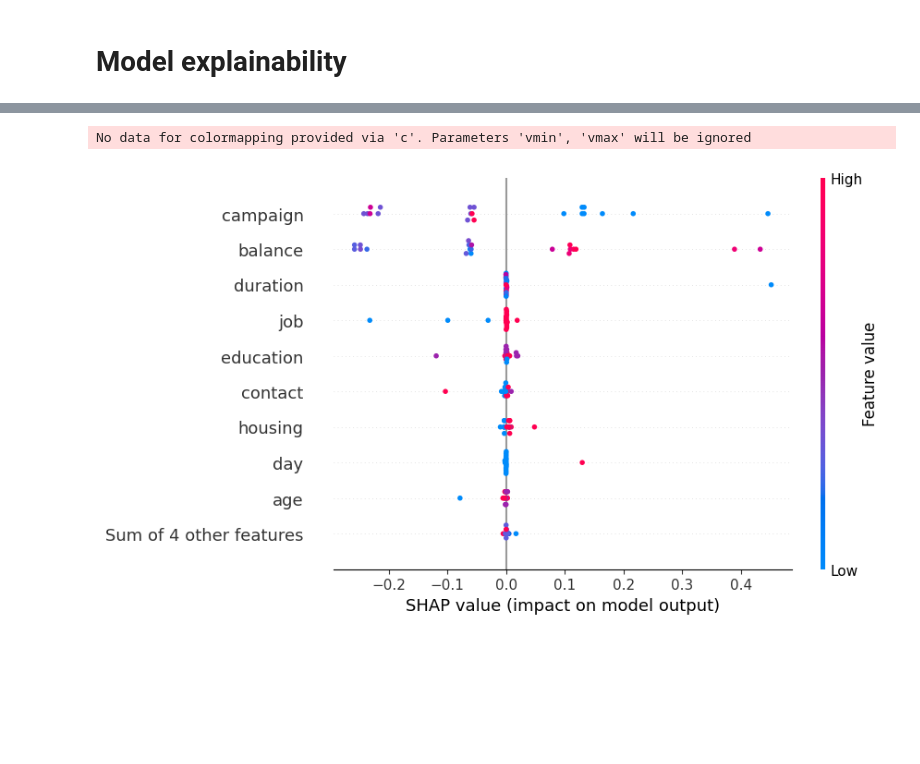
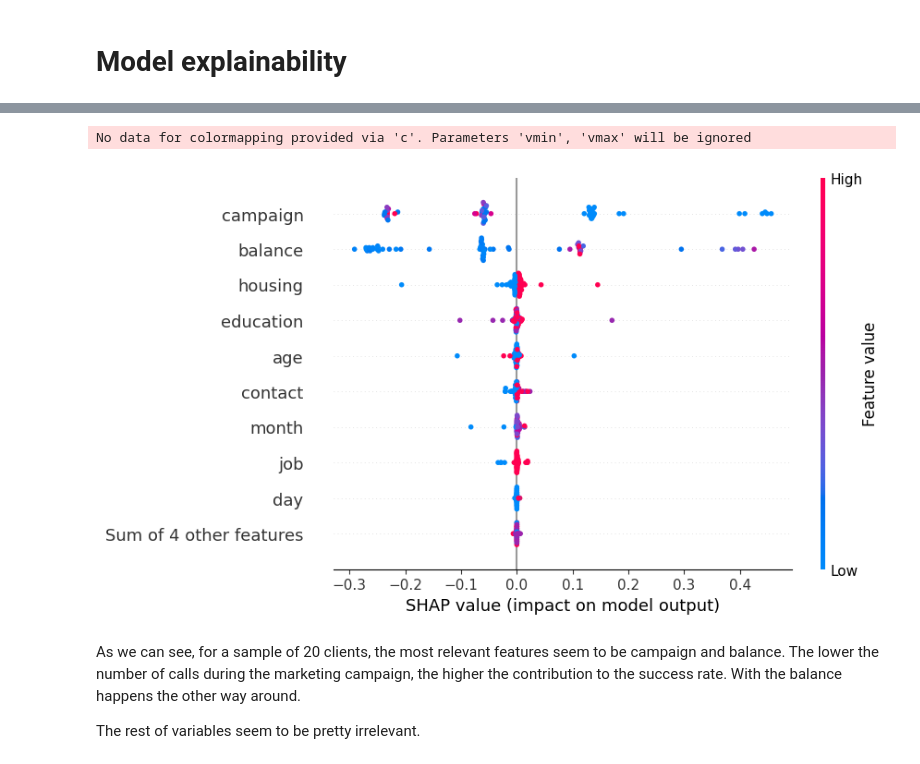
Before and after one commit to rubchume/BankMarketingCampaignXGBoostModeling, a Jupyter notebook: ModelExplainability.ipynb, the cells around one changed output, grey strips where cells are left out. Cells and saved outputs as stored; diff of their text form; code cells hidden in the pictures; blank space fills up the shorter version.

```diff
--- a/ModelExplainability.ipynb
+++ b/ModelExplainability.ipynb
@@ -491,13 +274,30 @@ The 'nopython' keyword argument was not supplied to the 'numba.jit' decorator. T
 # %%
+import functools
+
+import shap
+
 class ModelWrapper:
     def __init__(self, model, feature_transformer):
         self.model = model
         self.feature_transformer = feature_transformer
 
     def predict(self, X):
         X = pd.DataFrame(X, columns=X_test.columns)
         X_preprocessed = self.feature_transformer.transform(X)
         return self.model.predict(X_preprocessed)
 
 
 model_wrapper = ModelWrapper(trainer.xgb, feature_transformer["one hot"])
+
+X_test_preprocessed = feature_transformer[:2].transform(X_test)
+X_test_background = shap.utils.sample(X_test_preprocessed, 100)
+X_test_sample = shap.utils.sample(X_test_preprocessed, 60)
+
+explainer = shap.KernelExplainer(model_wrapper.predict, X_test_background)
+shap_values = explainer.shap_values(X_test_sample)
+explanation = shap.Explanation(shap_values, data=X_test_sample, base_values=explainer.expected_value)
+
+shap.plots.beeswarm(explanation)
+# %% [output]
+No data for colormapping provided via 'c'. Parameters 'vmin', 'vmax' will be ignored
+[figure, added]
@@ -511,6 +304,4 @@ shap_values = explainer.shap_values(X_test_sample)
-# %%
-explanation = shap.Explanation(shap_values, data=X_test_sample, base_values=explainer.expected_value)
-shap.plots.beeswarm(explanation)
-# %% [output]
-No data for colormapping provided via 'c'. Parameters 'vmin', 'vmax' will be ignored
-[figure, removed]
+# %% [markdown]
+As we can see, for a sample of 20 clients, the most relevant features seem to be campaign and balance. The lower the number of calls during the marketing campaign, the higher the contribution to the success rate. With the balance happens the other way around.
+
+The rest of variables seem to be pretty irrelevant.
```
Also changed, not shown: parts of 21 cells of this notebook.
